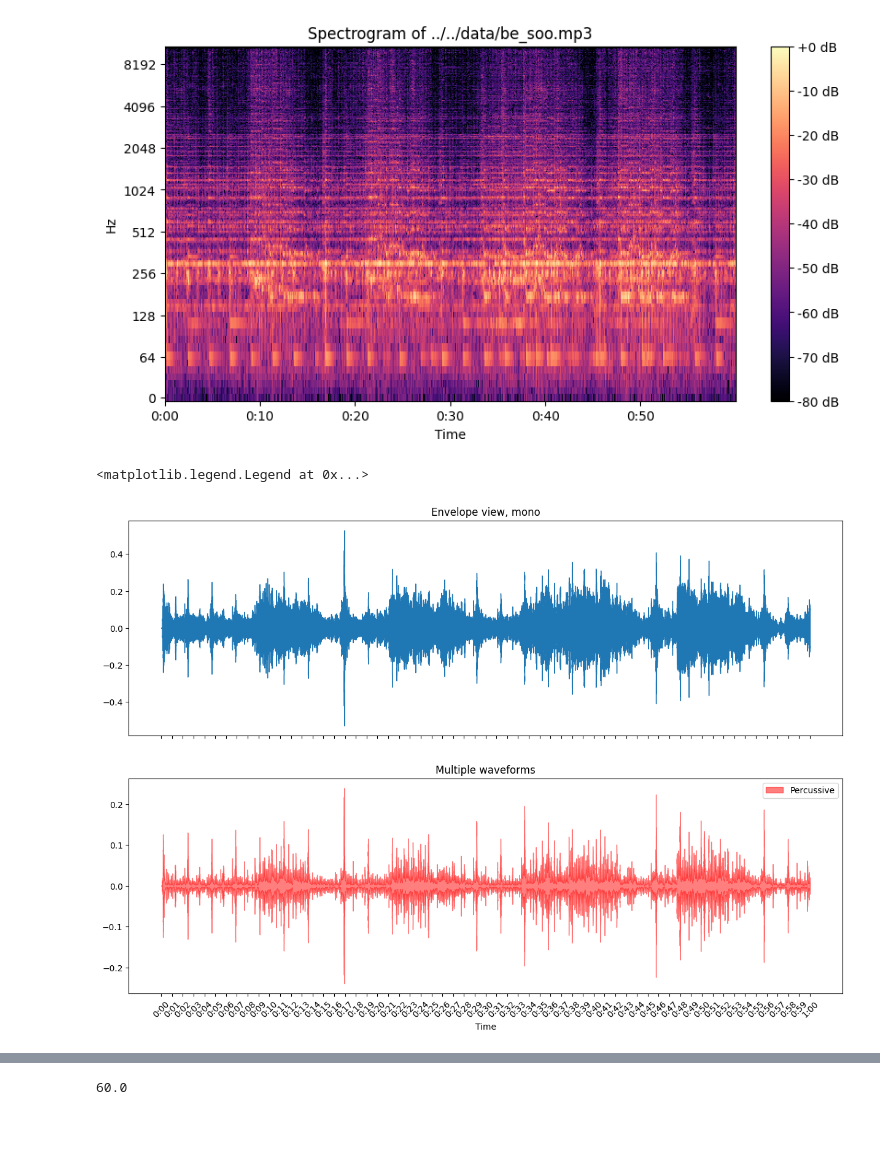
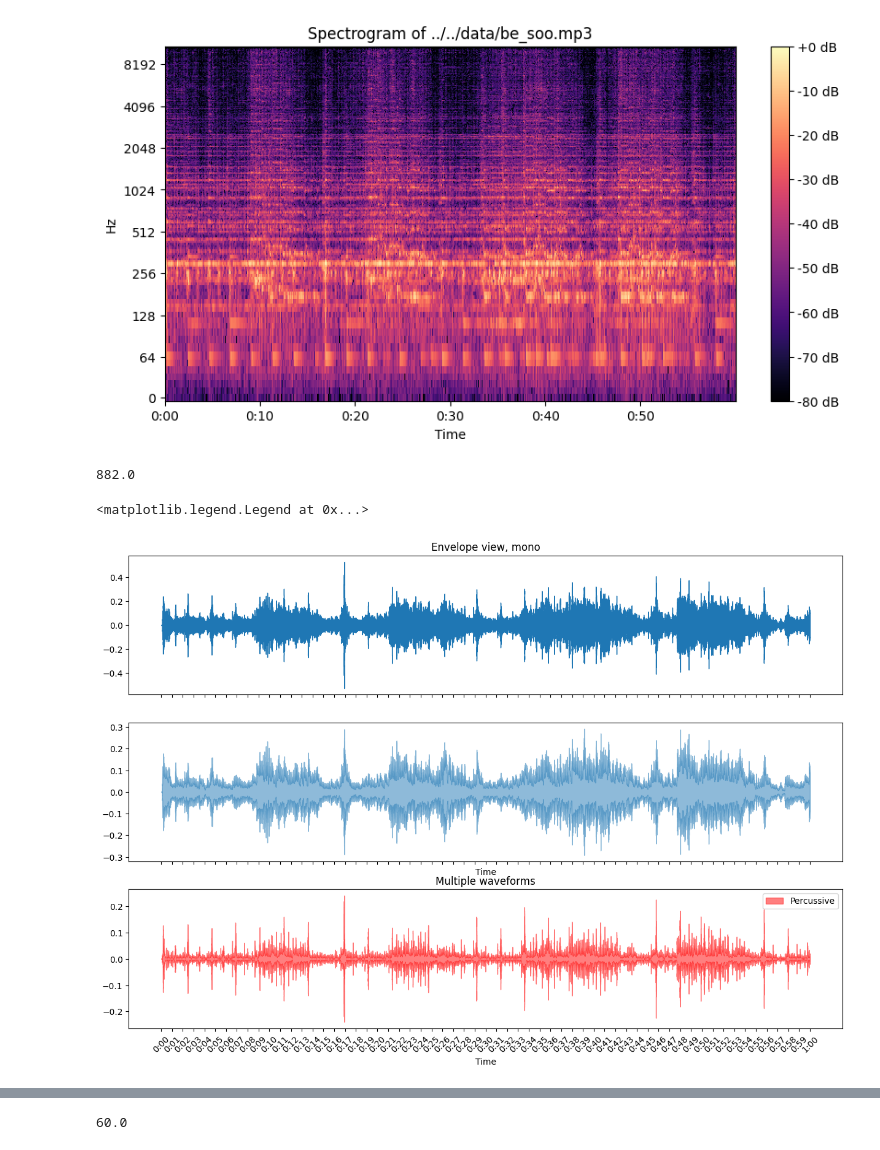
Before and after one commit to myprogrammerpersonality/RhythmMusicVisualizer, a Jupyter notebook: exp/main.ipynb, the cells around one changed output, grey strips where cells are left out. Cells and saved outputs as stored; diff of their text form; code cells hidden in the pictures.

```diff
--- a/exp/main.ipynb
+++ b/exp/main.ipynb
@@ -22,27 +22,31 @@ plt.title('Spectrogram of ' + file_path)
 plt.show()
 # %% [output]
 [figure]
+# %%
+sr / 25
+# %% [output]
+882.0
 # %%
 y, sr = librosa.load(file_path, duration=duration)
-fig, ax = plt.subplots(nrows=2, sharex=True, figsize=(15, 10))
+fig, ax = plt.subplots(nrows=3, sharex=True, figsize=(15, 10))
 librosa.display.waveshow(y, sr=sr, ax=ax[0])
 ax[0].set(title='Envelope view, mono')
 ax[0].label_outer()
 
 y, sr = librosa.load(file_path, duration=duration)
 y_harm, y_perc = librosa.effects.hpss(y)
-#librosa.display.waveshow(y_harm, sr=sr, alpha=0.5, ax=ax[1], label='Harmonic')
-librosa.display.waveshow(y_perc, sr=sr, color='r', alpha=0.5, ax=ax[1], label='Percussive')
+librosa.display.waveshow(y_harm, sr=sr, alpha=0.5, ax=ax[1], label='Harmonic')
+librosa.display.waveshow(y_perc, sr=sr, color='r', alpha=0.5, ax=ax[2], label='Percussive')
 
 # Increase the detail on the x-axis
 x_ticks = np.arange(0, duration + 1, 1)  # Adjust this for finer or coarser ticks (1 second intervals)
-ax[1].set_xticks(x_ticks)
+ax[2].set_xticks(x_ticks)
 
 # Rotate x-axis labels
 plt.xticks(rotation=45)
 
-ax[1].set(title='Multiple waveforms')
-ax[1].legend()
+ax[2].set(title='Multiple waveforms')
+ax[2].legend()
 # %% [output]
 <matplotlib.legend.Legend at 0x...>
-[figure, old version]
+[figure, new version]
```
Also changed, not shown: parts of 7 cells of this notebook, 5 other files.
